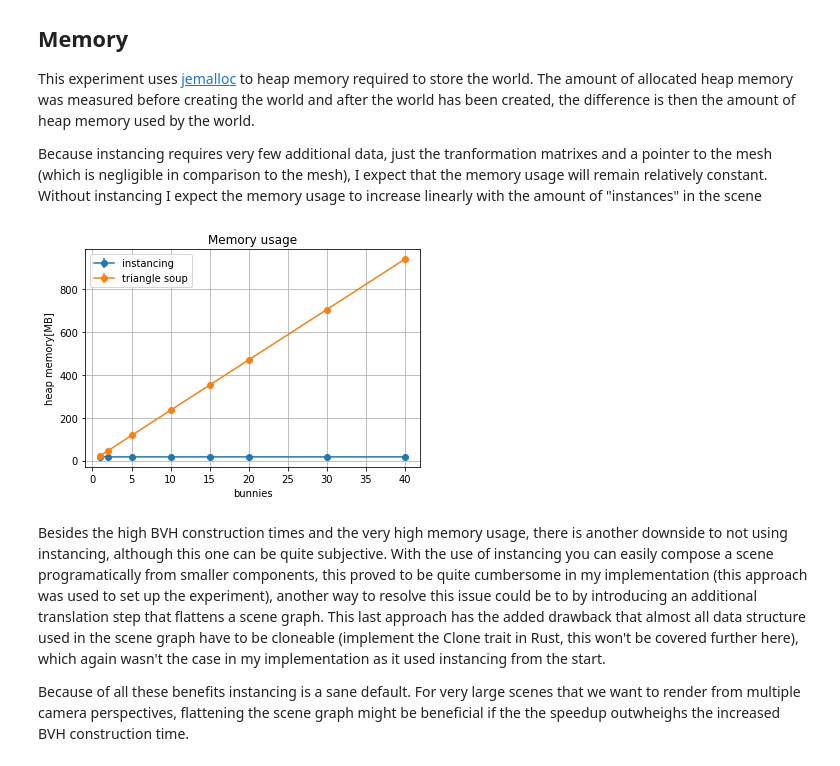
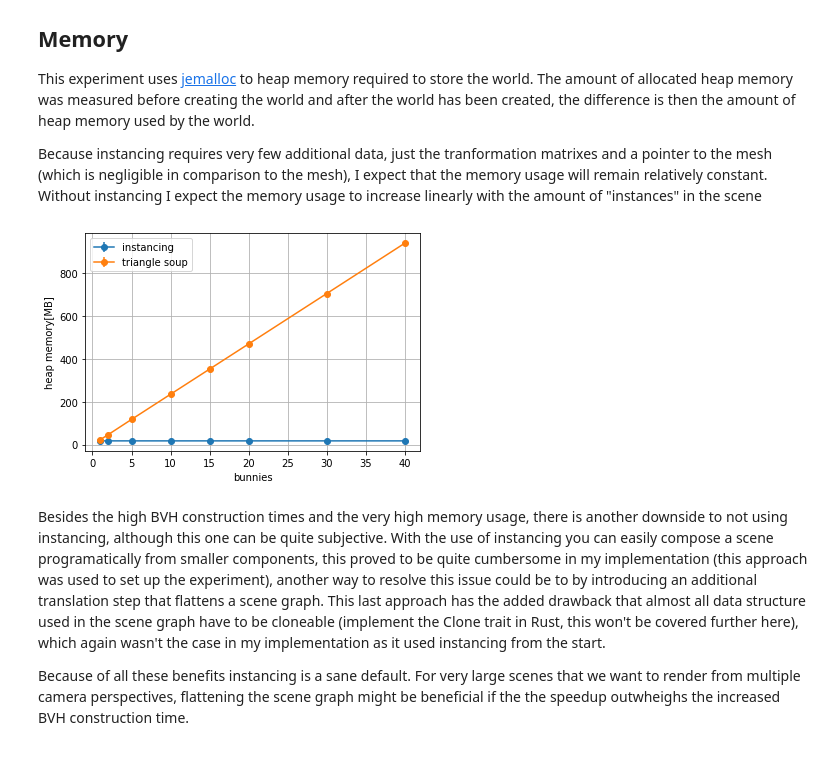
Before and after one commit to BoKleynen/ray-tracer, a Jupyter notebook: experiments/Analysis.ipynb, the cells around one changed output. Cells and saved outputs as stored; diff of their text form; code cells hidden in the pictures.

Commit message:
Add results

```diff
--- a/experiments/Analysis.ipynb
+++ b/experiments/Analysis.ipynb
@@ -192,0 +267,20 @@ with open("results/splitting_heuristics_equal_spheres_beta_x.json") as f:
+# %%
+fig, axs = plt.subplots(nrows=1, ncols=2, figsize=(15, 7))
+
+with open("../renders/intersection_tests_sah.txt") as file:
+    counts = list(map(int, file.read().split(",")))
+    counts = [counts[i:i+640] for i in range(0, len(counts), 640)]
+    axs[0].imshow(counts, origin="lower", interpolation="none")
+    axs[0].get_xaxis().set_visible(False)
+    axs[0].get_yaxis().set_visible(False)
+    axs[0].set(title="Surface area heuristic")
+
+with open("../renders/intersection_tests_space_median.txt") as file:
+    counts = list(map(int, file.read().split(",")))
+    counts = [counts[i:i+640] for i in range(0, len(counts), 640)]
+    pcm = axs[1].imshow(counts, origin="lower", interpolation="none")
+    axs[1].get_xaxis().set_visible(False)
+    axs[1].get_yaxis().set_visible(False)
+    axs[1].set(title="Space median split")
+
+    fig.colorbar(pcm, ax=axs, shrink=0.75)
@@ -215,8 +311,8 @@ with open("results/instanced_intersections.json") as f1, open("results/flattened
 
     ax.set_yscale("linear")
     ax.set_xscale("linear")
-    ax.set(xlabel="bunnies", ylabel="intersection tests",title='Instancing vs triangle soup')
+    ax.set(xlabel="bunnies", ylabel="intersection tests")
     ax.grid(True)
     ax.legend()
-#     plt.savefig('results/plots/compare_splitting_heuristics2.png')
+    plt.savefig("results/plots/instancing_intersection_tests.png")
 # %% [output]
@@ -232,30 +328,30 @@ Because instancing requires very few additional data, just the tranformation mat
 # %%
 with open("results/instanced_memory.json") as f1, open("results/flattened_memory.json") as f2:
     instanced_data = json.load(f1)
     flattened_data = json.load(f2)
 
     nb_objects = np.array(instanced_data["nb_objects"])
 
     fig, ax = plt.subplots()
     ax.set_yscale("linear")
     ax.set_xscale("linear")
-    ax.set(xlabel="bunnies", ylabel="heap memory[MB]",title='Memory usage')
+    ax.set(xlabel="bunnies", ylabel="heap memory[MB]")
 
     results = [np.array(k) for k in instanced_data["results"]["Alternate, SurfaceAreaHeuristic(12)"]]
     averages = np.array([np.average(res) for res in results]) / 1000000
     stds = np.array([np.std(res) for res in results]) / 1000000
     ax.errorbar(nb_objects, averages, yerr=stds, fmt="-o", label="instancing")
 
     results = [np.array(k) for k in flattened_data["results"]["Alternate, SurfaceAreaHeuristic(12)"]]
     averages = np.array([np.average(res) for res in results]) / 1000000
     stds = np.array([np.std(res) for res in results]) / 1000000
     ax.errorbar(nb_objects, averages, yerr=stds, fmt="-o", label="triangle soup")
 
     ax.grid(True)
     ax.legend()
-#     plt.savefig('results/plots/compare_splitting_heuristics2.png')
+    plt.savefig("results/plots/instancing_heap_memory.png")
 # %% [output]
-[figure, old version]
+[figure, new version]
 # %% [markdown]
 Besides the high BVH construction times and the very high memory usage, there is another downside to not using instancing, although this one can be quite subjective. With the use of instancing you can easily compose a scene programatically from smaller components, this proved to be quite cumbersome in my implementation (this approach was used to set up the experiment), another way to resolve this issue could be to by introducing an additional translation step that flattens a scene graph. This last approach has the added drawback that almost all data structure used in the scene graph have to be cloneable (implement the Clone trait in Rust, this won't be covered further here), which again wasn't the case in my implementation as it used instancing from the start.
 
```
Also changed, not shown: parts of 13 cells of this notebook, 5 other files.
